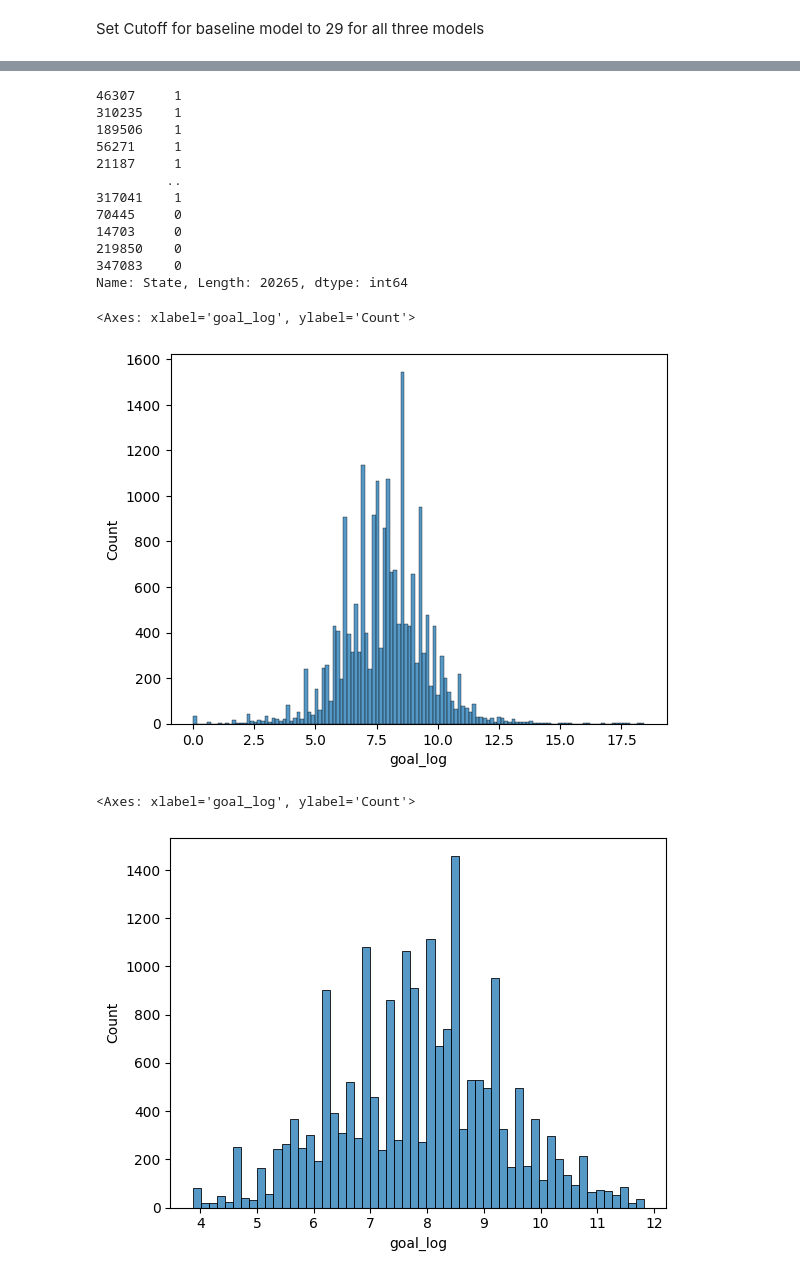
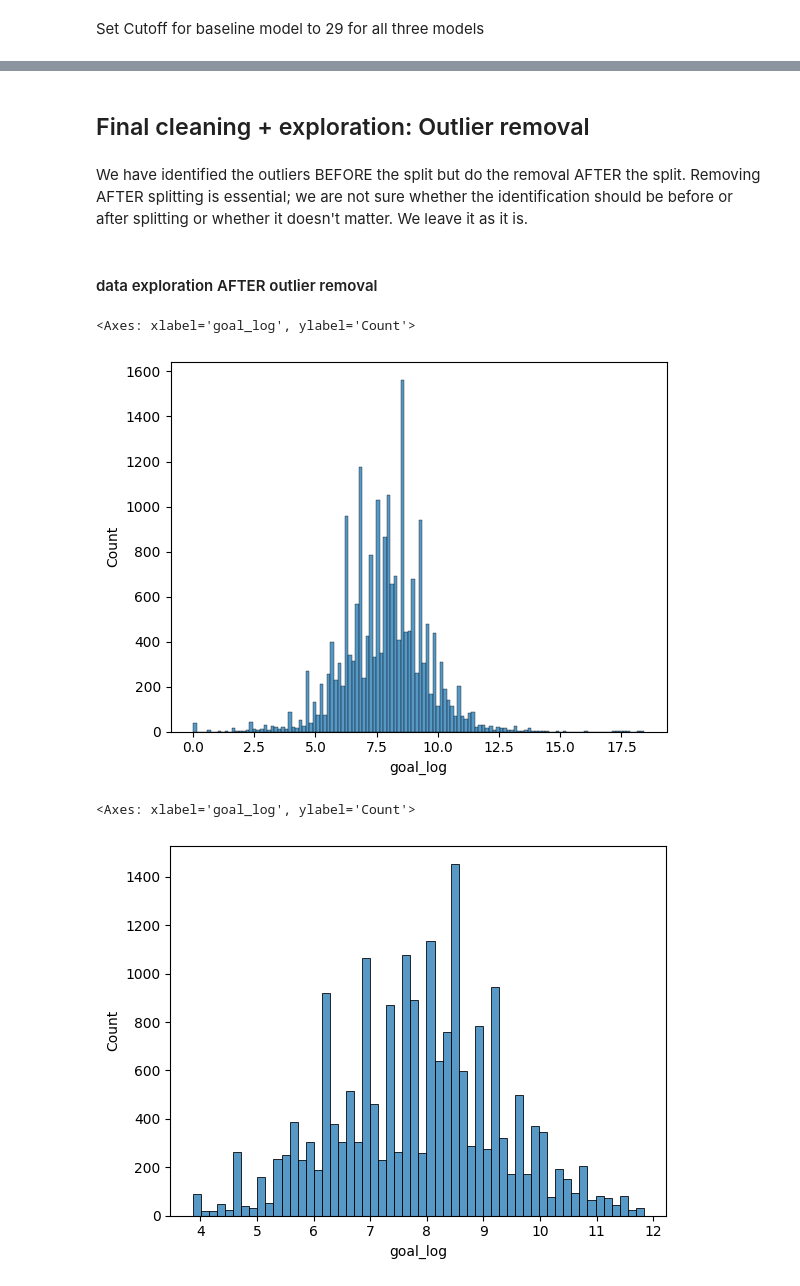
Before and after one commit to JainNupur20/kickstarter-project, a Jupyter notebook: project.ipynb, the cells around one changed output, grey strips where cells are left out. Saved outputs shown, nothing was run; the diff lists cells and outputs as text; code cells hidden in the pictures.

Commit message:
our work today Jan 08 - mostly cleaning the notebook

```diff
--- a/project.ipynb
+++ b/project.ipynb
@@ -417,0 +385,2 @@ df_filter["goal_log"] = np.log(df_filter['Goal'])
+# %%
+feature_list = ["goal_log", "duration", "weekday", "hour_sin", "hour_cos"]
@@ -422,11 +405,10 @@ df_filter["goal_log"] = np.log(df_filter['Goal'])
-# %%
-categories = df_filter.Category.unique()
 # %%
 X = {}
 Y = {}
 for category in categories:
-    df_temp = df_filter[df_filter.Category.isin([category])]
-    X[category] = df_temp.drop(columns='State')
+    df_temp = df[df.Category.isin([category])]
+    X[category] = df_temp[feature_list]
+    #X[category] = df_temp[.drop(columns='State')]
     Y[category] = df_temp.State
 # %%
 X_train = {}
@@ -504,10 +446,0 @@ df_filter.query("Category == 'Art'").Goal.quantile(.75) + 1.5 * (df_filter.query
-# %%
-outliers = {}
-outliers_log_above = {}
-outliers_log_below = {}
-for category in categories:
-    df_temp = df_filter.query("Category == @category")
-    outliers[category] = df_temp.Goal.quantile(.75) + 1.5 * (df_temp.Goal.quantile(.75) - df_temp.Goal.quantile(.25))
-    outliers_log_above[category] = df_temp.goal_log.quantile(.75) + 1.5 * (df_temp.goal_log.quantile(.75) - df_temp.goal_log.quantile(.25))
-    outliers_log_below[category] = df_temp.goal_log.quantile(.25) - 1.5 * (df_temp.goal_log.quantile(.75) - df_temp.goal_log.quantile(.25))
-    #print(f"cutoff for {category}: {outliers[category]}")
@@ -531,18 +447,8 @@ df_filter.query("Category == 'Art'")[df_filter.query("Category == 'Art'").Goal <
-# %%
-y_train["Art"]
-# %% [output]
-46307     1
-310235    1
-189506    1
-56271     1
-21187     1
-         ..
-317041    1
-70445     0
-14703     0
-219850    0
-347083    0
-Name: State, Length: 20265, dtype: int64
+# %% [markdown]
+## Final cleaning + exploration: Outlier removal
+# %% [markdown]
+We have identified the outliers BEFORE the split but do the removal AFTER the split.
+Removing AFTER splitting is essential; we are not sure whether the identification should be before or after splitting or whether it doesn't matter. We leave it as it is.
 # %%
 df_train_wo_outlier = {}
 y_train_wo_outlier = {}
@@ -552,13 +458,17 @@ for category in categories:
     df_train_wo_outlier[category] = pd.merge(df_train_wo_outlier[category], y_train[category], left_index=True, right_index=True)
     y_train_wo_outlier[category] = df_train_wo_outlier[category]['State']
     X_train_wo_outlier[category] = df_train_wo_outlier[category].drop('State', axis=1)
+# %% [markdown]
+#### data exploration AFTER outlier removal
 # %%
-sns.histplot(data = X_train["Art"].query("Goal > 0"), x = "goal_log")
+# BEFORE removal
+sns.histplot(data = X_train["Art"], x = "goal_log")
 # %% [output]
 <Axes: xlabel='goal_log', ylabel='Count'>
-[figure, old version]
+[figure, new version]
 # %%
-sns.histplot(data = X_train_wo_outlier["Art"].query("Goal > 0"), x = "goal_log")
+# AFTER removal
+sns.histplot(data = X_train_wo_outlier["Art"], x = "goal_log")
 # %% [output]
 <Axes: xlabel='goal_log', ylabel='Count'>
-[figure, old version]
+[figure, new version]
```
Also changed, not shown: parts of 124 cells of this notebook.
